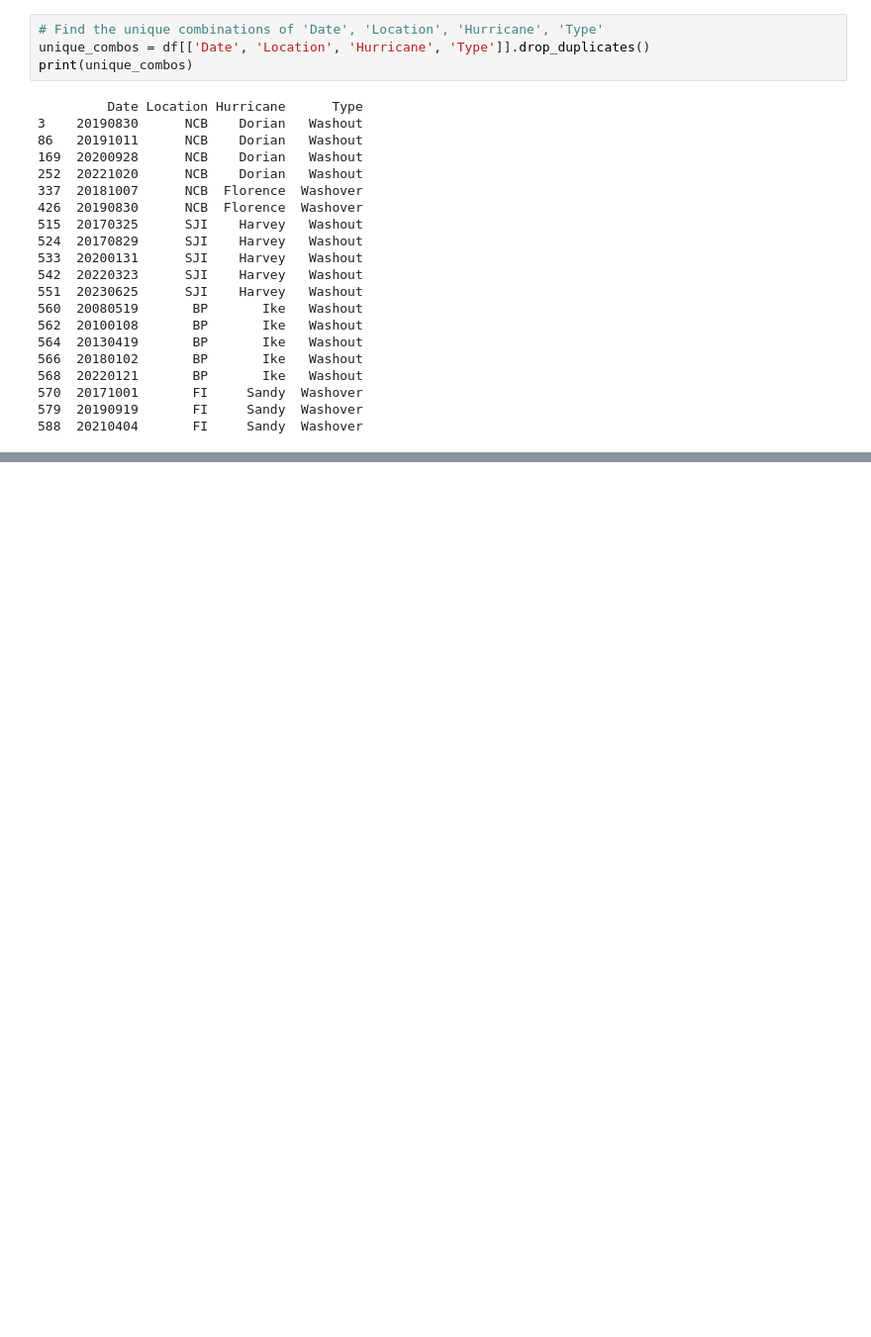
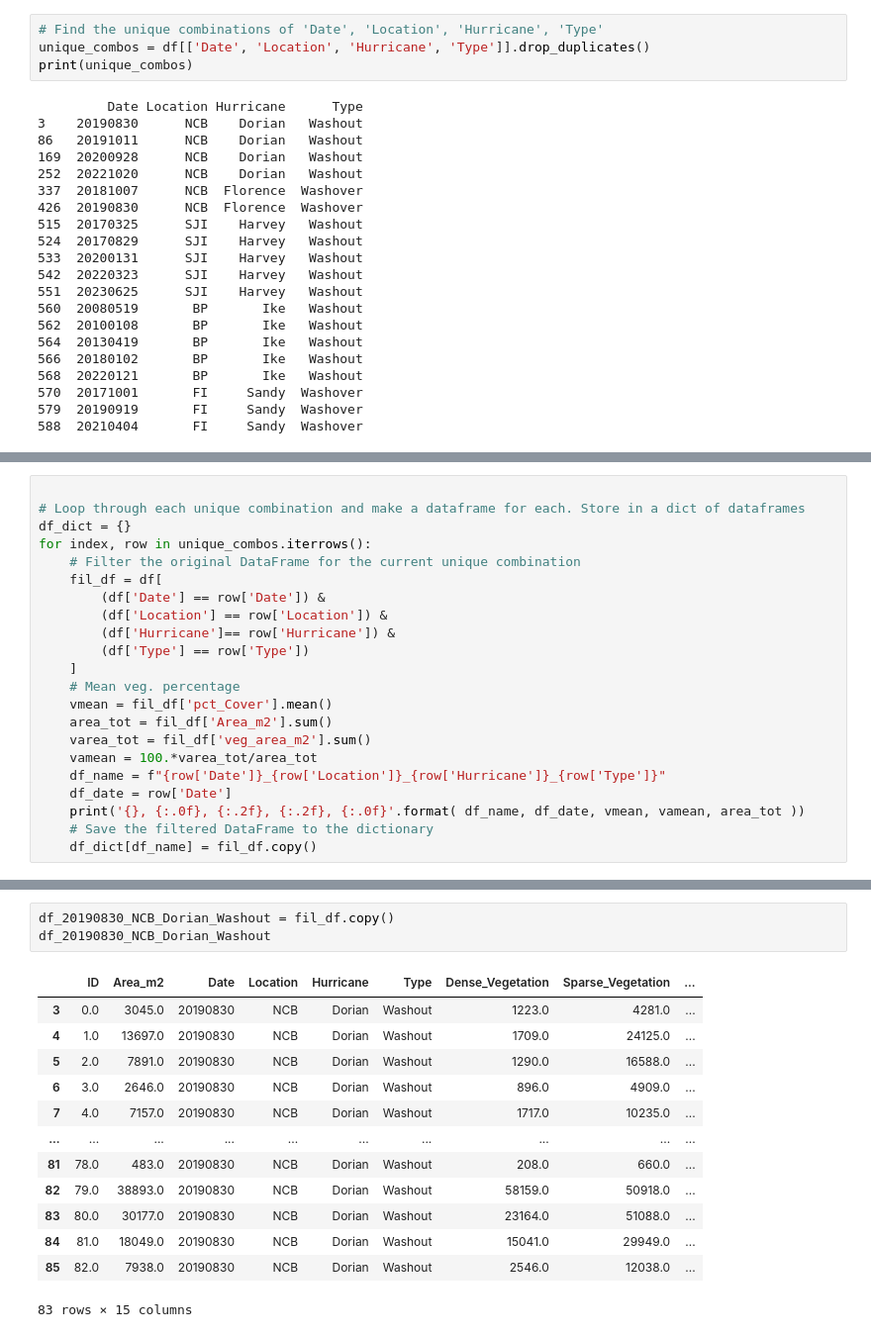
Before and after one commit to csherwood-usgs/Dorian_recovery, a Jupyter notebook: Veg_area_calcs.ipynb, the cells around one changed output, grey strips where cells are left out. Shown at 99% size. Cells and saved outputs as stored; diff of their text form; blank space fills up the shorter version.

```diff
--- a/Veg_area_calcs.ipynb
+++ b/Veg_area_calcs.ipynb
@@ -102,0 +82,22 @@ for index, row in unique_combos.iterrows():
+# %%
+
+# Loop through each unique combination and make a dataframe for each. Store in a dict of dataframes
+df_dict = {}
+for index, row in unique_combos.iterrows():
+    # Filter the original DataFrame for the current unique combination
+    fil_df = df[
+        (df['Date'] == row['Date']) &
+        (df['Location'] == row['Location']) &
+        (df['Hurricane']== row['Hurricane']) &
+        (df['Type'] == row['Type'])
+    ]
+    # Mean veg. percentage
+    vmean = fil_df['pct_Cover'].mean()
+    area_tot = fil_df['Area_m2'].sum()
+    varea_tot = fil_df['veg_area_m2'].sum()
+    vamean = 100.*varea_tot/area_tot
+    df_name = f"{row['Date']}_{row['Location']}_{row['Hurricane']}_{row['Type']}"
+    df_date = row['Date']
+    print('{}, {:.0f}, {:.2f}, {:.2f}, {:.0f}'.format( df_name, df_date, vmean, vamean, area_tot ))
+    # Save the filtered DataFrame to the dictionary
+    df_dict[df_name] = fil_df.copy()
@@ -102,0 +124,17 @@ for index, row in unique_combos.iterrows():
+# %%
+df_20190830_NCB_Dorian_Washout = fil_df.copy()
+df_20190830_NCB_Dorian_Washout
+# %% [output]
+|  | ID | Area_m2 | Date | Location | Hurricane | Type | Dense_Vegetation | Sparse_Vegetation | ... |
+| 3 | 0.0 | 3045.0 | 20190830 | NCB | Dorian | Washout | 1223.0 | 4281.0 | ... |
+| 4 | 1.0 | 13697.0 | 20190830 | NCB | Dorian | Washout | 1709.0 | 24125.0 | ... |
+| 5 | 2.0 | 7891.0 | 20190830 | NCB | Dorian | Washout | 1290.0 | 16588.0 | ... |
+| 6 | 3.0 | 2646.0 | 20190830 | NCB | Dorian | Washout | 896.0 | 4909.0 | ... |
+| 7 | 4.0 | 7157.0 | 20190830 | NCB | Dorian | Washout | 1717.0 | 10235.0 | ... |
+| ... | ... | ... | ... | ... | ... | ... | ... | ... | ... |
+| 81 | 78.0 | 483.0 | 20190830 | NCB | Dorian | Washout | 208.0 | 660.0 | ... |
+| 82 | 79.0 | 38893.0 | 20190830 | NCB | Dorian | Washout | 58159.0 | 50918.0 | ... |
+| 83 | 80.0 | 30177.0 | 20190830 | NCB | Dorian | Washout | 23164.0 | 51088.0 | ... |
+| 84 | 81.0 | 18049.0 | 20190830 | NCB | Dorian | Washout | 15041.0 | 29949.0 | ... |
+| 85 | 82.0 | 7938.0 | 20190830 | NCB | Dorian | Washout | 2546.0 | 12038.0 | ... |
+83 rows × 15 columns
```
Also changed, not shown: parts of 7 cells of this notebook.
